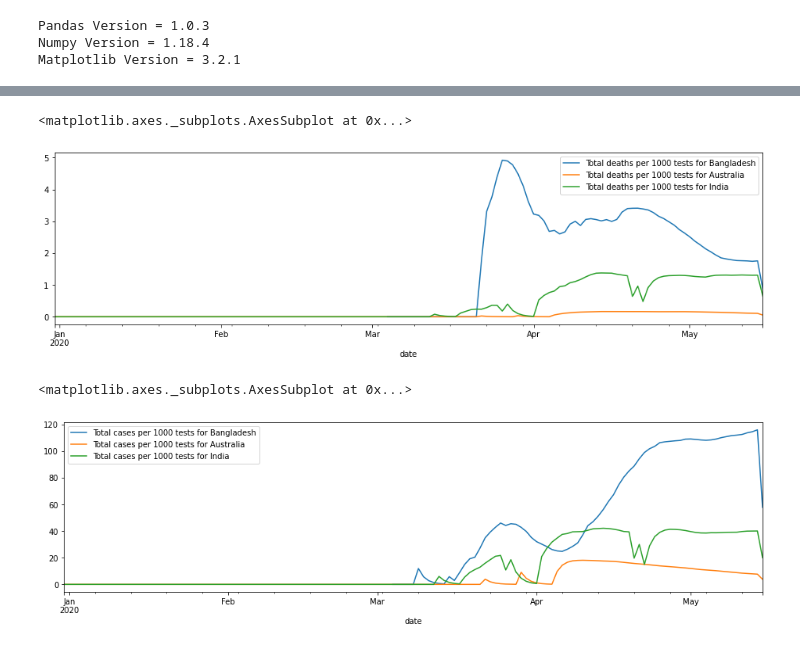
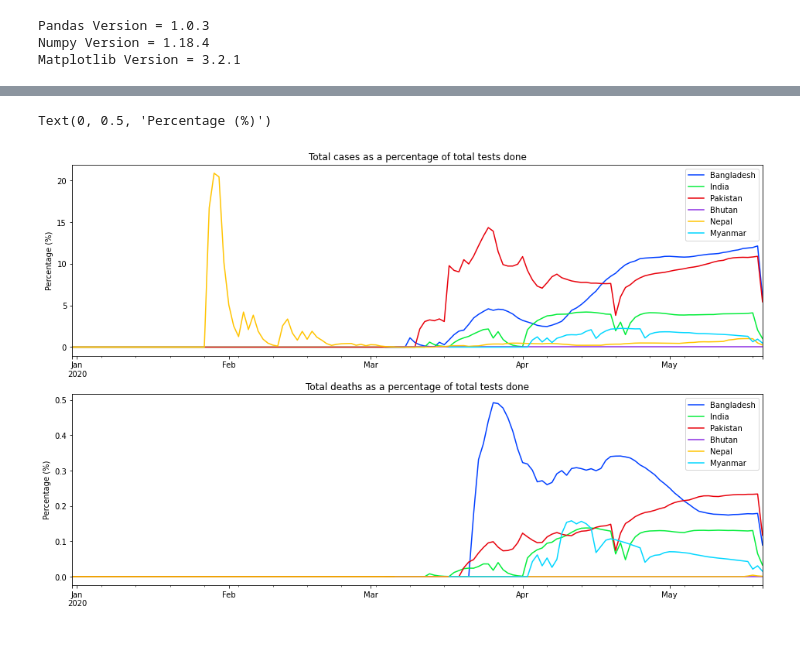
Before and after one commit to mashnoon1234/analyzing-covid19-data, a Jupyter notebook: covid19-data-analysis.ipynb, the cells around one changed output, grey strips where cells are left out. Cells and saved outputs as stored; diff of their text form; code cells hidden in the pictures.

Commit message:
add functionality to plot data of multiple countries, change plot style for better visual output

```diff
--- a/covid19-data-analysis.ipynb
+++ b/covid19-data-analysis.ipynb
@@ -194,0 +58,10 @@ data_plot_cases.plot()
+# %%
+dataframe_dictionary = {country: data[data["location"] == country]\
+                        [["date", "total_deaths", "total_tests", "total_cases"]]\
+                        for country in countries_to_analyze}
+
+for country in dataframe_dictionary:
+    dataframe_dictionary[country]["date"] = pd.to_datetime(dataframe_dictionary[country]["date"])
+    dataframe_dictionary[country] = dataframe_dictionary[country].set_index("date")
+
+print_dictionary(dataframe_dictionary)
@@ -194,0 +130,13 @@ data_plot_cases.plot()
+# %%
+for country in dataframe_dictionary:
+    dataframe_dictionary[country]["deaths_as_percentage_of_tests"] = \
+    (dataframe_dictionary[country]["total_deaths"] / dataframe_dictionary[country]["total_tests"]) * 100
+
+    dataframe_dictionary[country]["cases_as_percentage_of_tests"] = \
+    (dataframe_dictionary[country]["total_cases"] / dataframe_dictionary[country]["total_tests"]) * 100
+
+    dataframe_dictionary[country] = dataframe_dictionary[country].replace(np.inf, 0)
+
+    dataframe_dictionary[country] = dataframe_dictionary[country].replace(np.nan, 0)
+
+print_dictionary(dataframe_dictionary)
@@ -194,0 +205,5 @@ data_plot_cases.plot()
+# %%
+data_plot_deaths = pd.concat([v["deaths_as_percentage_of_tests"]\
+                              .rename(k)\
+                              for k, v in dataframe_dictionary.items()], axis=1)
+data_plot_deaths
@@ -194,0 +225,6 @@ data_plot_cases.plot()
+# %%
+data_plot_cases = pd.concat([v["cases_as_percentage_of_tests"]\
+                              .rename(k)\
+                              for k, v in dataframe_dictionary.items()], axis=1)
+
+data_plot_cases
@@ -197,5 +248,0 @@ data_plot_deaths_smooth = data_plot_deaths.ewm(com=(1 - (1/data_plot_deaths.shap
-# %%
-data_plot_deaths_smooth.plot()
-# %% [output]
-<matplotlib.axes._subplots.AxesSubplot at 0x...>
-[figure, removed]
@@ -204,8 +249,15 @@ data_plot_cases_smooth = data_plot_cases.ewm(com=(1 - (1/data_plot_cases.shape[0
-# %%
-data_plot_cases_smooth.plot()
-# %% [output]
-<matplotlib.axes._subplots.AxesSubplot at 0x...>
-[figure, removed]
+# %%
+fig, axes = matplotlib.pyplot.subplots(nrows=2, ncols=1)
+
+ax1 = data_plot_cases_smooth.plot(ax = axes[0], title = "Total cases as a percentage of total tests done")
+ax1.set_xlabel("")
+ax1.set_ylabel("Percentage (%)")
+ax2 = data_plot_deaths_smooth.plot(ax = axes[1], title = "Total deaths as a percentage of total tests done")
+ax2.set_xlabel("")
+ax2.set_ylabel("Percentage (%)")
+# %% [output]
+Text(0, 0.5, 'Percentage (%)')
+[figure, added]
 # %%
 #data_plot_deaths.plot().get_figure().savefig("covid-deaths.png")
 #data_plot_cases.plot().get_figure().savefig("covid-cases.png")
```
Also changed, not shown: parts of 28 cells of this notebook.
